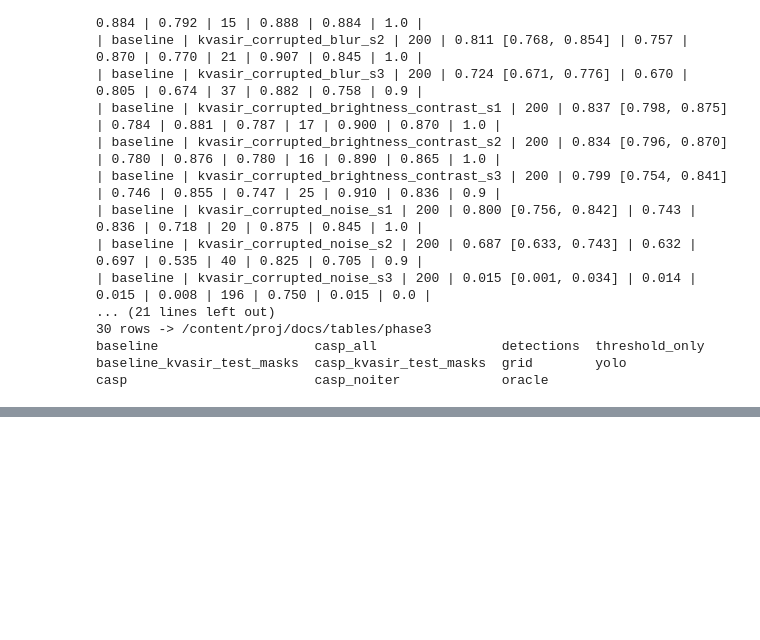
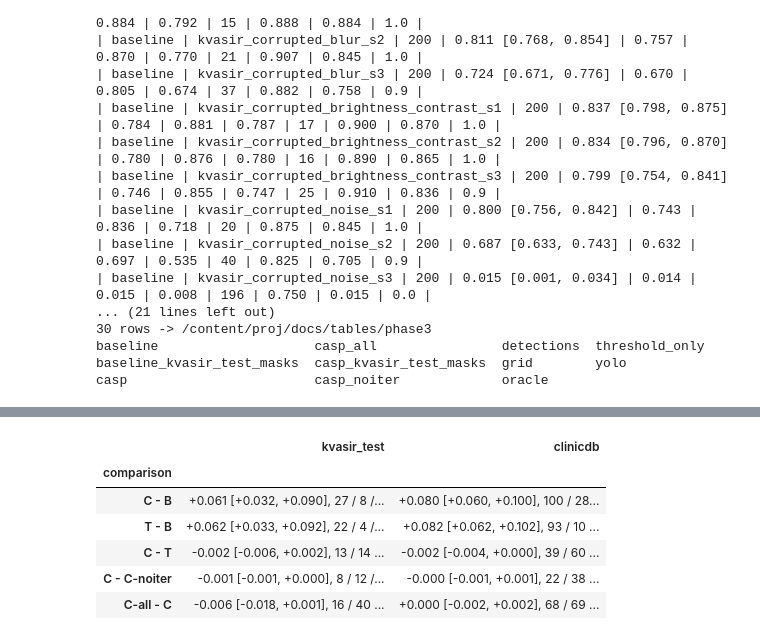
Before and after one commit to kashishfatima999/Confidence-Aware-Self-Prompting-for-Robust-Polyp-Segmentation, a Jupyter notebook: docs/submissions/phase3/F26-13.ipynb, the cells around one changed output, grey strips where cells are left out. Drawn from its saved outputs; the diff is of its cells as text; code cells hidden in the pictures; blank space fills up the shorter version.

```diff
--- a/docs/submissions/phase3/F26-13.ipynb
+++ b/docs/submissions/phase3/F26-13.ipynb
@@ -409,0 +456,27 @@ four CASP/threshold configs and in DL-34, plus a change-log row. Never `runs/`,
+# %%
+import sys
+sys.path.insert(0, "src/eval"); sys.path.insert(0, "src/data")
+import metrics
+
+def per_image(run, ds):
+    return pd.read_csv(f"runs/{run}/{ds}/per_image.csv", dtype={"image_id": str}).set_index("image_id")
+
+pairs = [("casp", "baseline", "C - B"), ("threshold_only", "baseline", "T - B"), ("casp", "threshold_only", "C - T"),
+         ("casp", "casp_noiter", "C - C-noiter"), ("casp_all", "casp", "C-all - C")]
+rows = []
+for a, b, label in pairs:
+    row = {"comparison": label}
+    for ds in ["kvasir_test", "clinicdb"]:
+        d = per_image(a, ds).dice - per_image(b, ds).dice
+        lo, hi = metrics.bootstrap_ci(d.values, n_resamples=2000)
+        row[ds] = f"{d.mean():+.3f} [{lo:+.3f}, {hi:+.3f}], {(d > 1e-4).sum()} / {(d < -1e-4).sum()} / {(d.abs() <= 1e-4).sum()}"
+    rows.append(row)
+pd.DataFrame(rows).set_index("comparison")
+# %% [output]
+|  | kvasir_test | clinicdb |
+| comparison |  |  |
+| C - B | +0.061 [+0.032, +0.090], 27 / 8 /... | +0.080 [+0.060, +0.100], 100 / 28... |
+| T - B | +0.062 [+0.033, +0.092], 22 / 4 /... | +0.082 [+0.062, +0.102], 93 / 10 ... |
+| C - T | -0.002 [-0.006, +0.002], 13 / 14 ... | -0.002 [-0.004, +0.000], 39 / 60 ... |
+| C - C-noiter | -0.001 [-0.001, +0.000], 8 / 12 /... | -0.000 [-0.001, +0.001], 22 / 38 ... |
+| C-all - C | -0.006 [-0.018, +0.001], 16 / 40 ... | +0.000 [-0.002, +0.002], 68 / 69 ... |
```
Also changed, not shown: parts of 13 cells of this notebook, 6 other files.
